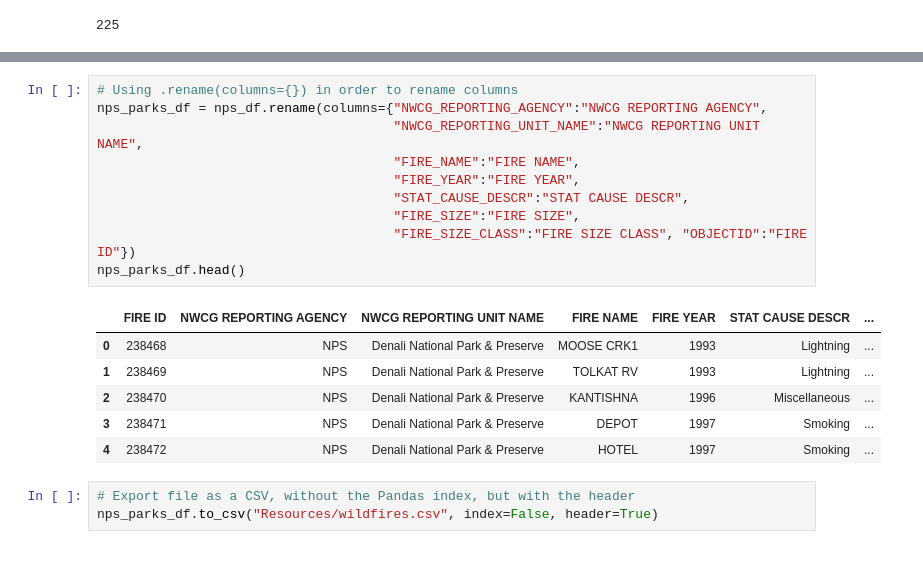
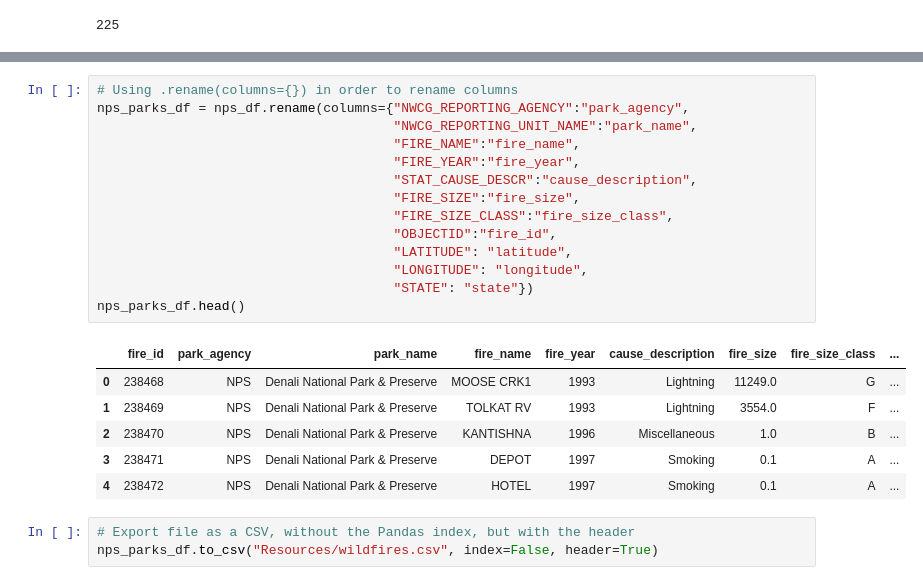
Before and after one commit to adriana-icasiano/National_Parks_Information_Tool, a Jupyter notebook: wildfires_data.ipynb, the cells around one changed output, grey strips where cells are left out. Saved outputs shown, nothing was run; the diff lists cells and outputs as text.

Commit message:
Update column names to wildfires data to csv

```diff
--- a/wildfires_data.ipynb
+++ b/wildfires_data.ipynb
@@ -148,21 +148,25 @@ nps_df.head()
 | 4 | 238472 | NPS | Denali National Park & Preserve | HOTEL | 1997 | Smoking | ... |
 # %%
 # Using .rename(columns={}) in order to rename columns
-nps_parks_df = nps_df.rename(columns={"NWCG_REPORTING_AGENCY":"NWCG REPORTING AGENCY",
-                                      "NWCG_REPORTING_UNIT_NAME":"NWCG REPORTING UNIT NAME",
-                                      "FIRE_NAME":"FIRE NAME",
-                                      "FIRE_YEAR":"FIRE YEAR",
-                                      "STAT_CAUSE_DESCR":"STAT CAUSE DESCR",
-                                      "FIRE_SIZE":"FIRE SIZE",
-                                      "FIRE_SIZE_CLASS":"FIRE SIZE CLASS", "OBJECTID":"FIRE ID"})
+nps_parks_df = nps_df.rename(columns={"NWCG_REPORTING_AGENCY":"park_agency",
+                                      "NWCG_REPORTING_UNIT_NAME":"park_name",
+                                      "FIRE_NAME":"fire_name",
+                                      "FIRE_YEAR":"fire_year",
+                                      "STAT_CAUSE_DESCR":"cause_description",
+                                      "FIRE_SIZE":"fire_size",
+                                      "FIRE_SIZE_CLASS":"fire_size_class",
+                                      "OBJECTID":"fire_id",
+                                      "LATITUDE": "latitude",
+                                      "LONGITUDE": "longitude",
+                                      "STATE": "state"})
 nps_parks_df.head()
 # %% [output]
-|  | FIRE ID | NWCG REPORTING AGENCY | NWCG REPORTING UNIT NAME | FIRE NAME | FIRE YEAR | STAT CAUSE DESCR | ... |
-| 0 | 238468 | NPS | Denali National Park & Preserve | MOOSE CRK1 | 1993 | Lightning | ... |
-| 1 | 238469 | NPS | Denali National Park & Preserve | TOLKAT RV | 1993 | Lightning | ... |
-| 2 | 238470 | NPS | Denali National Park & Preserve | KANTISHNA | 1996 | Miscellaneous | ... |
-| 3 | 238471 | NPS | Denali National Park & Preserve | DEPOT | 1997 | Smoking | ... |
-| 4 | 238472 | NPS | Denali National Park & Preserve | HOTEL | 1997 | Smoking | ... |
+|  | fire_id | park_agency | park_name | fire_name | fire_year | cause_description | fire_size | fire_size_class | ... |
+| 0 | 238468 | NPS | Denali National Park & Preserve | MOOSE CRK1 | 1993 | Lightning | 11249.0 | G | ... |
+| 1 | 238469 | NPS | Denali National Park & Preserve | TOLKAT RV | 1993 | Lightning | 3554.0 | F | ... |
+| 2 | 238470 | NPS | Denali National Park & Preserve | KANTISHNA | 1996 | Miscellaneous | 1.0 | B | ... |
+| 3 | 238471 | NPS | Denali National Park & Preserve | DEPOT | 1997 | Smoking | 0.1 | A | ... |
+| 4 | 238472 | NPS | Denali National Park & Preserve | HOTEL | 1997 | Smoking | 0.1 | A | ... |
 # %%
 # Export file as a CSV, without the Pandas index, but with the header
 nps_parks_df.to_csv("Resources/wildfires.csv", index=False, header=True)
```
Also changed, not shown: 1 other file.
